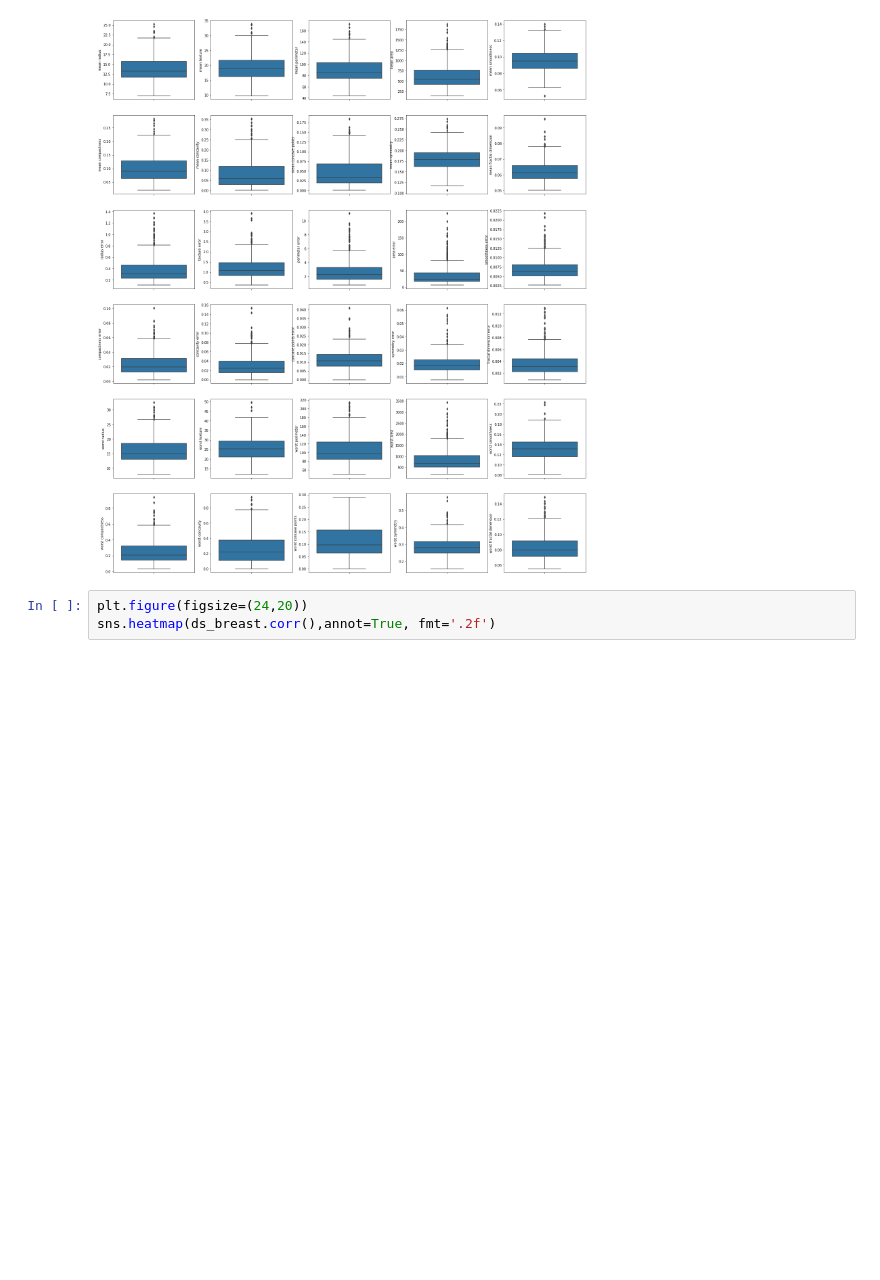
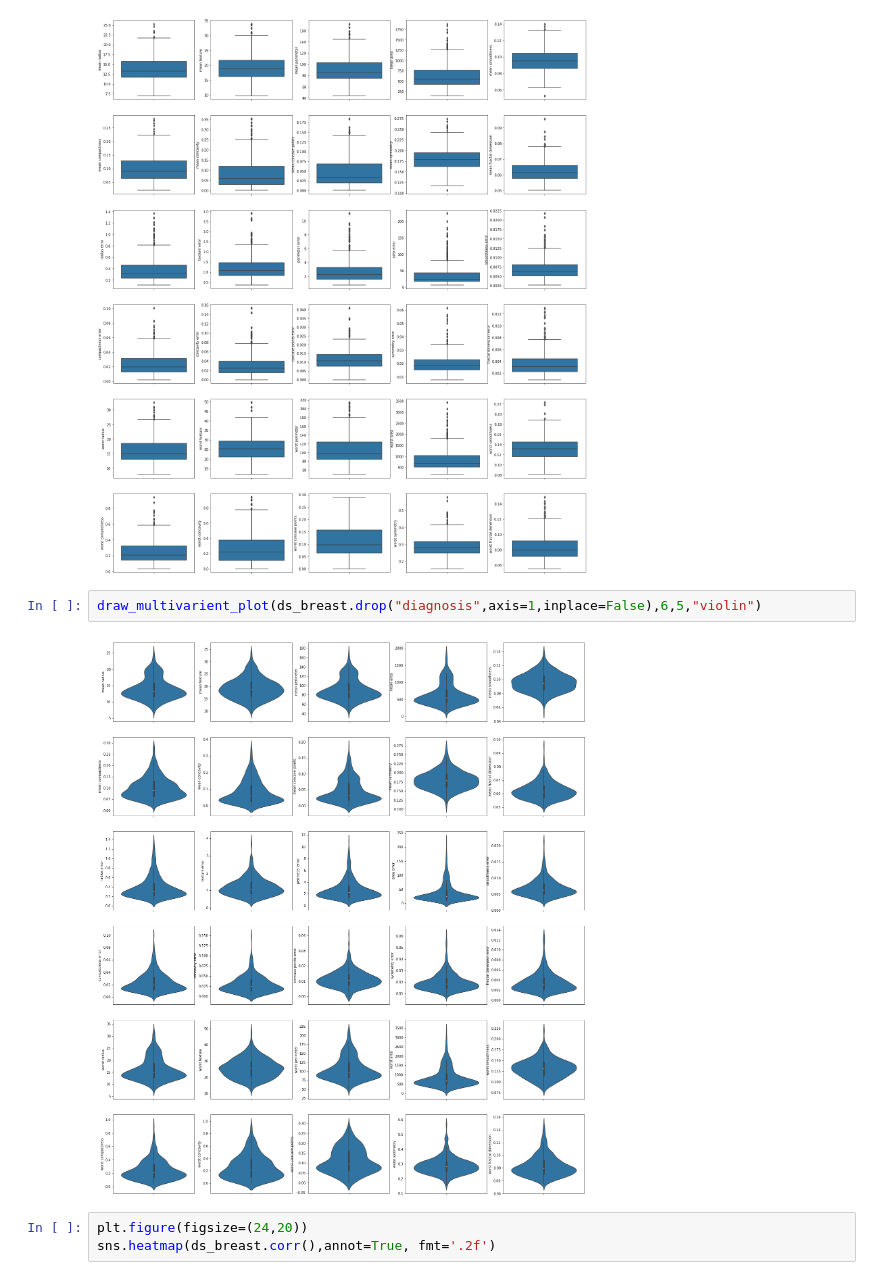
Before and after one commit to LEE010/Posco-Ai-Bigdata, a Jupyter notebook: task/week4/유방암_그래프_해석.ipynb, the cells around one changed output. Saved outputs shown, nothing was run; the diff lists cells and outputs as text; blank space fills up the shorter version.

```diff
--- a/task/week4/유방암_그래프_해석.ipynb
+++ b/task/week4/유방암_그래프_해석.ipynb
@@ -241,6 +241,10 @@ ds_breast.drop(ds_breast[(ds_breast["mean concavity"] > 0.4) | (ds_breast["mean
 draw_multivarient_plot(ds_breast.drop("diagnosis",axis=1,inplace=False),6,5,"box")
 # %% [output]
 [figure]
+# %%
+draw_multivarient_plot(ds_breast.drop("diagnosis",axis=1,inplace=False),6,5,"violin")
+# %% [output]
+[figure, added]
 # %%
 plt.figure(figsize=(24,20))
 sns.heatmap(ds_breast.corr(),annot=True, fmt='.2f')
```
Also changed, not shown: parts of 15 cells of this notebook.
